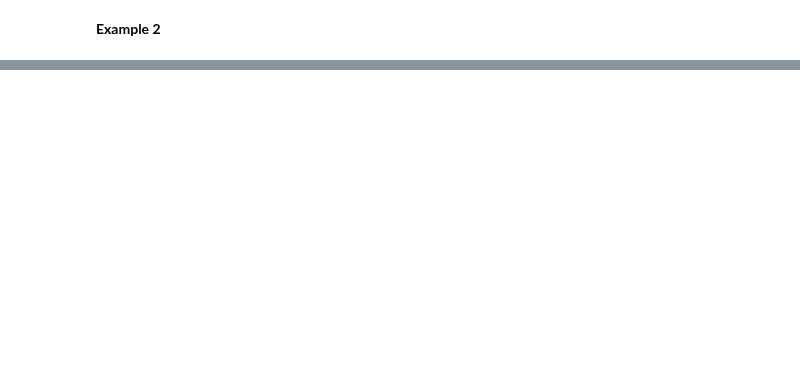
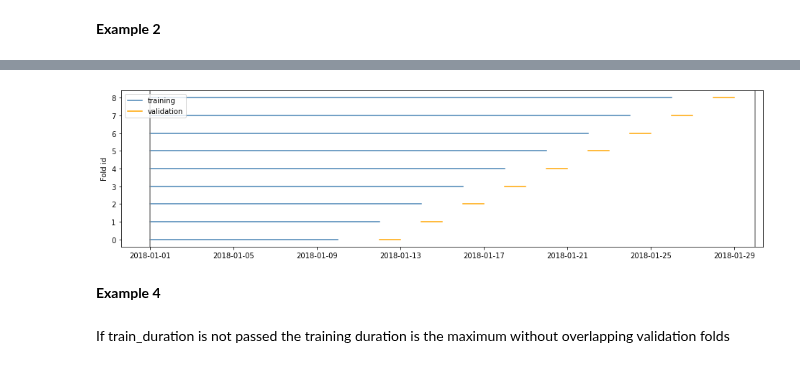
Before and after one commit to koaning/scikit-lego, a Jupyter notebook: doc/timegapsplit.ipynb, the cells around one changed output, grey strips where cells are left out. Drawn from its saved outputs; the diff is of its cells as text; code cells hidden in the pictures; blank space fills up the shorter version.

```diff
--- a/doc/timegapsplit.ipynb
+++ b/doc/timegapsplit.ipynb
@@ -96,0 +97,14 @@ plot_cv(cv, df)
+# %%
+cv = TimeGapSplit(date_serie=df['date'],
+                  train_duration=timedelta(days=10),
+                  valid_duration=timedelta(days=2),
+                  gap_duration=timedelta(days=1),
+                  window='expanding')
+# %%
+plot_cv(cv, df)
+# %% [output]
+[figure, added]
+# %% [markdown]
+**Example 4**
+# %% [markdown]
+If train_duration is not passed the training duration is the maximum without overlapping validation folds
```
Also changed, not shown: parts of 14 cells of this notebook, 2 other files.
